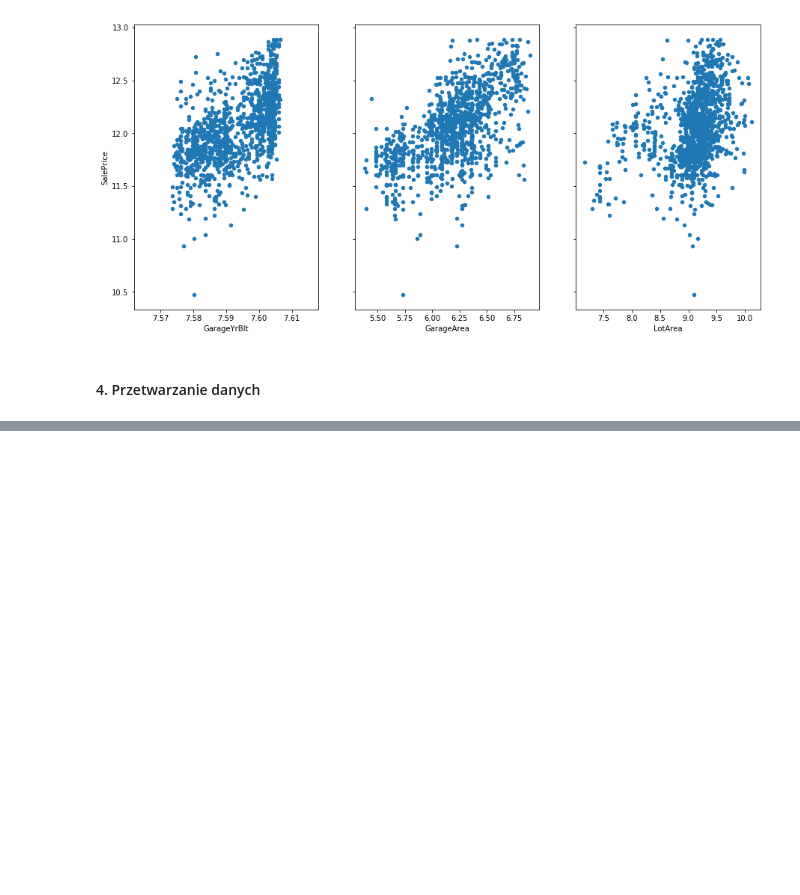
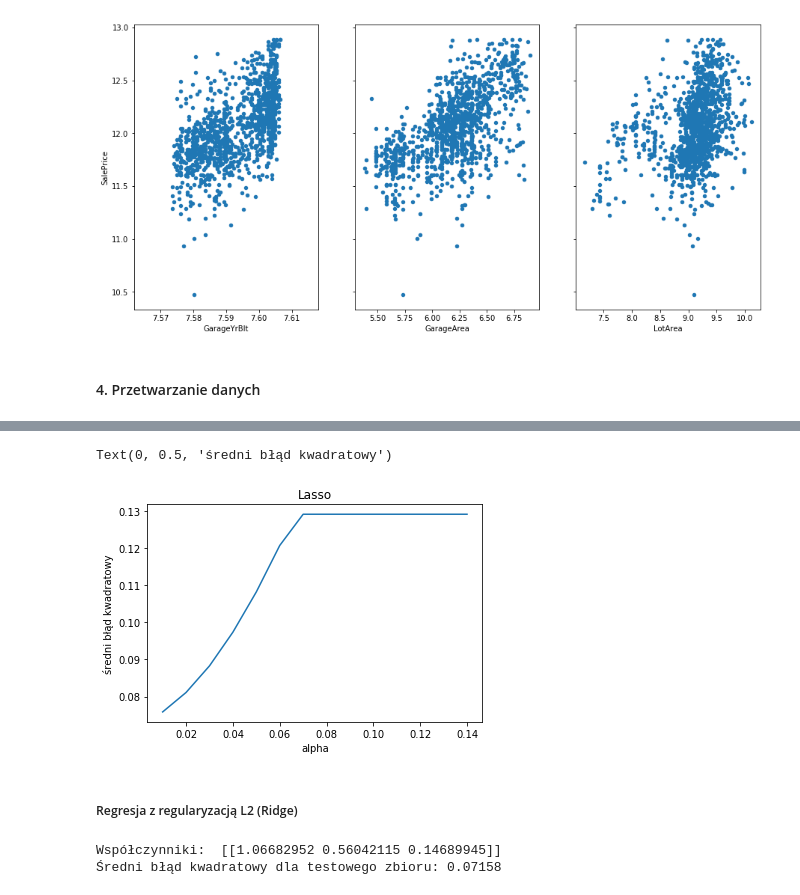
Before and after one commit to Numernabis/mownit2, a Jupyter notebook: lab9/lab9-regresja.ipynb, the cells around one changed output, grey strips where cells are left out. Drawn from its saved outputs; the diff is of its cells as text; code cells hidden in the pictures; blank space fills up the shorter version.

```diff
--- a/lab9/lab9-regresja.ipynb
+++ b/lab9/lab9-regresja.ipynb
@@ -161,0 +165,13 @@ df.head()
+# %%
+params = ['GarageYrBlt', 'GarageArea', 'LotArea']
+price = ['SalePrice']
+#params = [0, 1 ,2]
+#price = [3]
+
+# do trenowania
+X  = df[params][:-20]
+Y  = df[price][:-20]
+
+# do testowania
+Xt = df[params][:20]
+Yt = df[price][:20]
@@ -161,0 +206,26 @@ df.head()
+# %%
+alphas = [x * 0.01 for x in range(1, 15)]
+lassos = [metrics.mean_squared_error(linear_model.Lasso(alpha = a).fit(X, Y).predict(Xt), Yt)
+            for a in alphas]
+
+lassos = Series(lassos, index = alphas)
+lassos.plot(title = "Lasso")
+plt.xlabel("alpha")
+plt.ylabel("średni błąd kwadratowy")
+# %% [output]
+Text(0, 0.5, 'średni błąd kwadratowy')
+[figure, added]
+# %% [markdown]
+##### Regresja z regularyzacją L2 (Ridge)
+# %%
+ridge = linear_model.Ridge(alpha = 1)
+ridge.fit(X, Y)
+
+P = ridge.predict(Xt)
+
+print("Współczynniki: ", ridge.coef_)
+print("Średni błąd kwadratowy dla testowego zbioru: %.5f"
+      % metrics.mean_squared_error(Yt, P))
+# %% [output]
+Współczynniki:  [[1.06682952 0.56042115 0.14689945]]
+Średni błąd kwadratowy dla testowego zbioru: 0.07158
```
Also changed, not shown: parts of 12 cells of this notebook.
